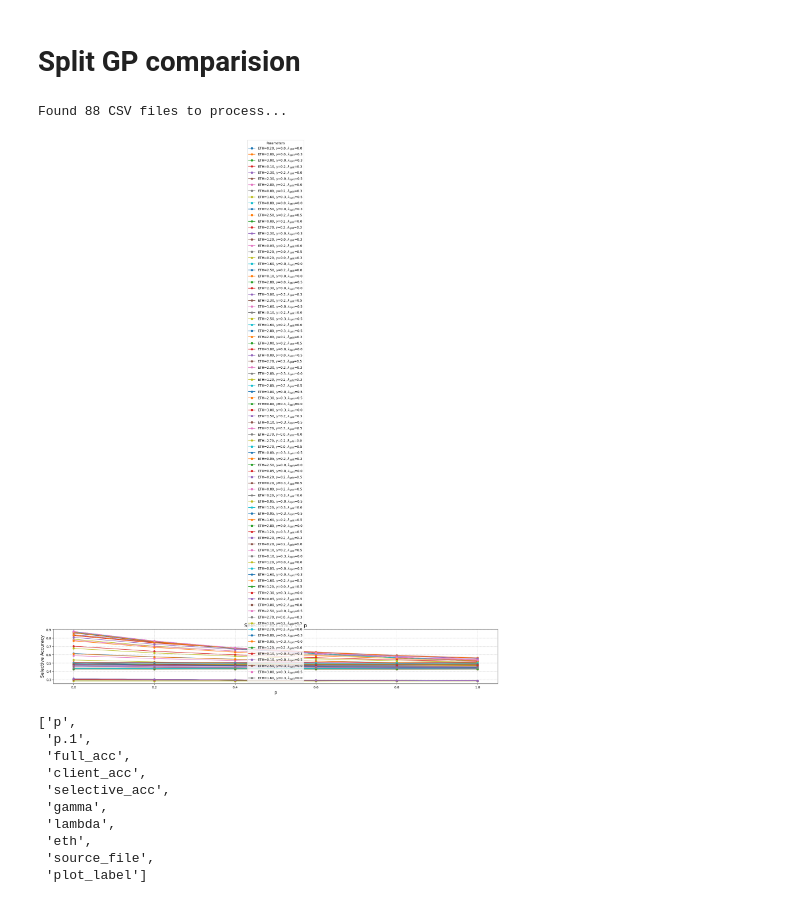
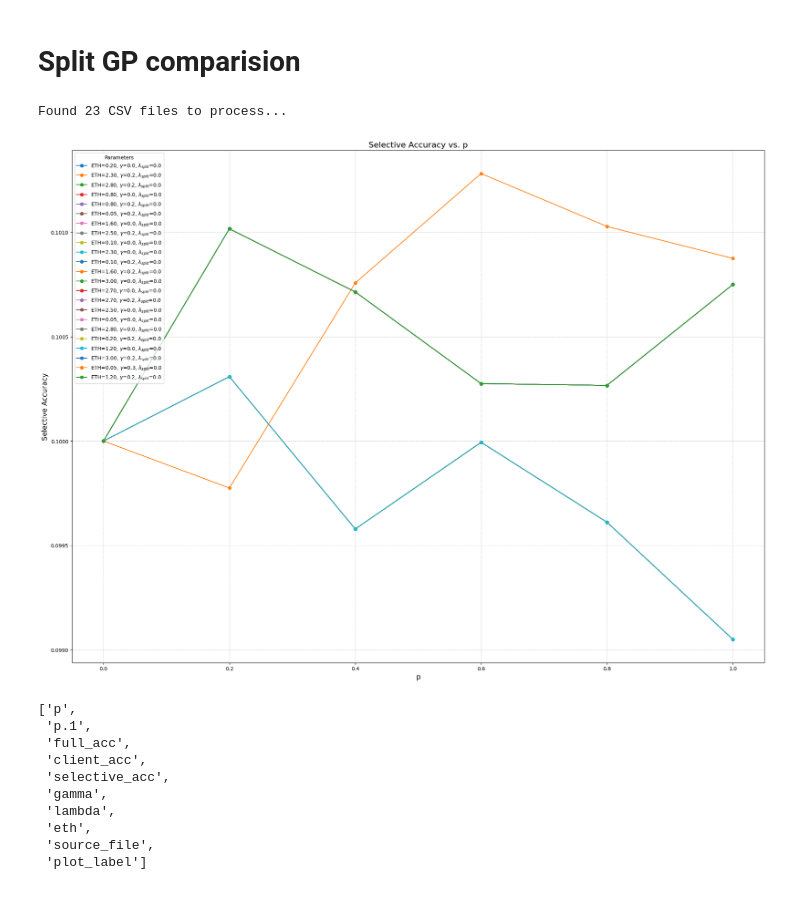
Before and after one commit to iffishells/FL-JointPG--inference-stage-optimization-WirelessEdge, a Jupyter notebook: code/main.ipynb, the cells around one changed output. Drawn from its saved outputs; the diff is of its cells as text; code cells hidden in the pictures.

```diff
--- a/code/main.ipynb
+++ b/code/main.ipynb
@@ -195,7 +195,7 @@ import glob
 
 # Define the results directory name
 results_dir_name = os.path.join("results", "splitgp_vgg11_results_CIFAR10_method_splitgp_rounds_801_clients_50_model_split_index_11_gamma_0.5_lambda_split_0.2_ETH_0.05")
-# results_dir_name = os.path.join("results", "splitgp_vgg11_results_CIFAR10_method_multi-exit_rounds_800_clients_50_model_split_index_11_gamma_0.5_lambda_split_0.0_ETH_0.2")
+results_dir_name = os.path.join("results", "splitgp_vgg11_results_CIFAR10_method_splitgp_rounds_5_clients_50_model_split_index_11_gamma_0.5_lambda_split_0.2_ETH_0.05")
 
 # --- NEW FUNCTION TO PARSE FILENAME ---
 def get_plot_label(filename):
@@ -249,35 +249,35 @@ else:
 # 3. Plot the Combined Data
 plt.figure(figsize=(20, 15))
 
 # Iterate through each unique plot label (which is based on the parameters)
 for label in combined_df['plot_label'].unique():
     # Find all rows that match this unique parameter combination
     subset = combined_df[combined_df['plot_label'] == label]
 
     # Plot 'p' on the x-axis and 'selective_acc' on the y-axis
     # Note: We use the 'label' variable directly in the plt.plot call
     plt.plot(subset['p'], subset['selective_acc'],
              marker='o',
              linestyle='-',
              label=label)
 
 # Customize the Plot
 plt.title('Selective Accuracy vs. p', fontsize=16)
 plt.xlabel('p', fontsize=14)
 plt.ylabel('Selective Accuracy', fontsize=14)
 
 # Set up matplotlib to interpret the LaTeX in the labels (optional but professional)
 # plt.rcParams['text.usetex'] = True # Uncomment if you have a LaTeX installation
 
 plt.grid(True, linestyle='--', alpha=0.6)
 plt.legend(title='Parameters', loc='best', fontsize=10) # Change legend title to "Parameters"
 plt.tight_layout()
 
 # Save the plot
 plt.savefig("selective_acc_vs_p_parameter_plot.png")
 # %% [output]
-Found 88 CSV files to process...
+Found 23 CSV files to process...
-[figure, old version]
+[figure, new version]
 # %%
 list(combined_df)
 # %% [output]
```
Also changed, not shown: parts of 6 cells of this notebook, 6 other files.
